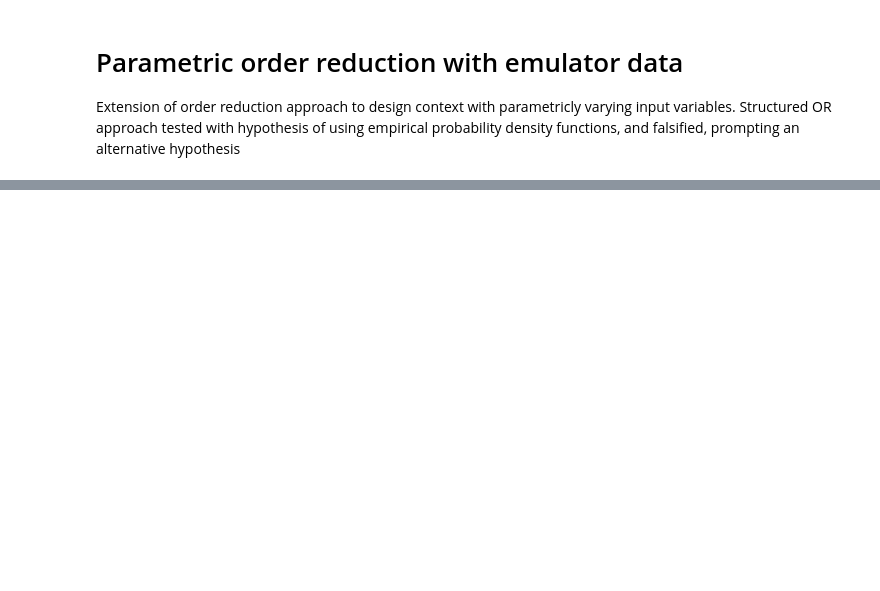
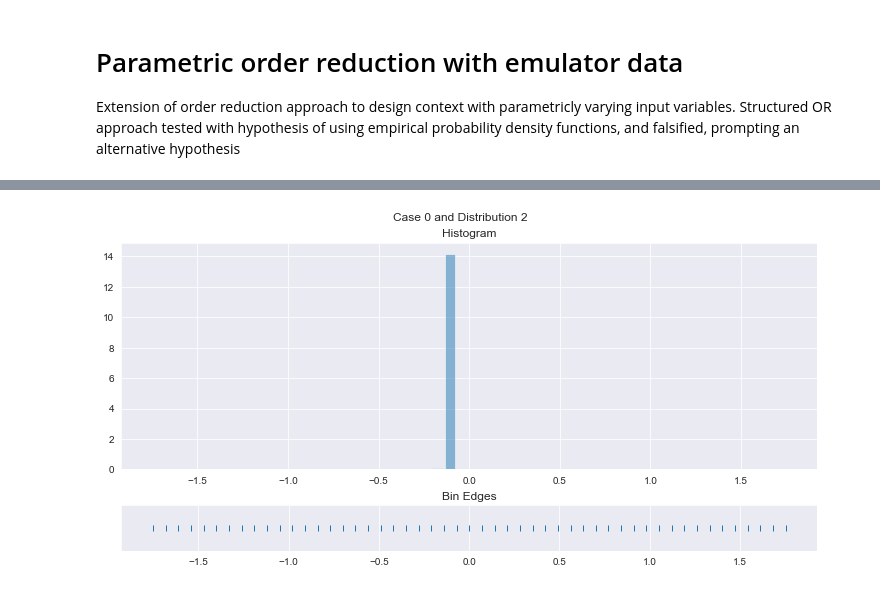
Before and after one commit to acb-code/distribution-surrogates, a Jupyter notebook: 4_emulator_parametric_OR.ipynb, the cells around one changed output, grey strips where cells are left out. Saved outputs shown, nothing was run; the diff lists cells and outputs as text; code cells hidden in the pictures; blank space fills up the shorter version.

```diff
--- a/4_emulator_parametric_OR.ipynb
+++ b/4_emulator_parametric_OR.ipynb
@@ -91,0 +139,19 @@ temp = exp1.dataset
+# %%
+# plot case with resolution difficulty
+case_to_plot = 0
+dist_to_plot = 2
+title = "Case " + str(case_to_plot) + " and Distribution " + str(dist_to_plot)
+# plot example of epdf structure
+fig2, ax2 = plt.subplots(2,1, figsize=(10,5), constrained_layout=True, gridspec_kw={'height_ratios':[5,1]})
+ax = ax2.ravel()
+center = ( (epdf_global_bins[dist_to_plot][:-1] + epdf_global_bins[dist_to_plot][1:])/2.0 )[:,0]
+width = (epdf_global_bins[dist_to_plot][1] - epdf_global_bins[dist_to_plot][0])*0.8
+ax[0].bar(center, structured_data[case_to_plot,:,dist_to_plot], alpha=0.5, width=width, label='Probabilities in bins')
+ax[0].set_title("Histogram")
+ax[1].plot(epdf_global_bins[dist_to_plot], np.zeros_like(epdf_global_bins[dist_to_plot]), '|', label='Bin edges')
+ax[1].set_title('Bin Edges')
+ax[1].set_yticks(())
+plt.suptitle(title)
+plot_title = 'Case ' + str(case_to_plot) + ' Distribution ' + str(dist_to_plot) + ' Histogram-Bin-Comparison'
+# %% [output]
+[figure, added]
```
Also changed, not shown: parts of 9 cells of this notebook.
